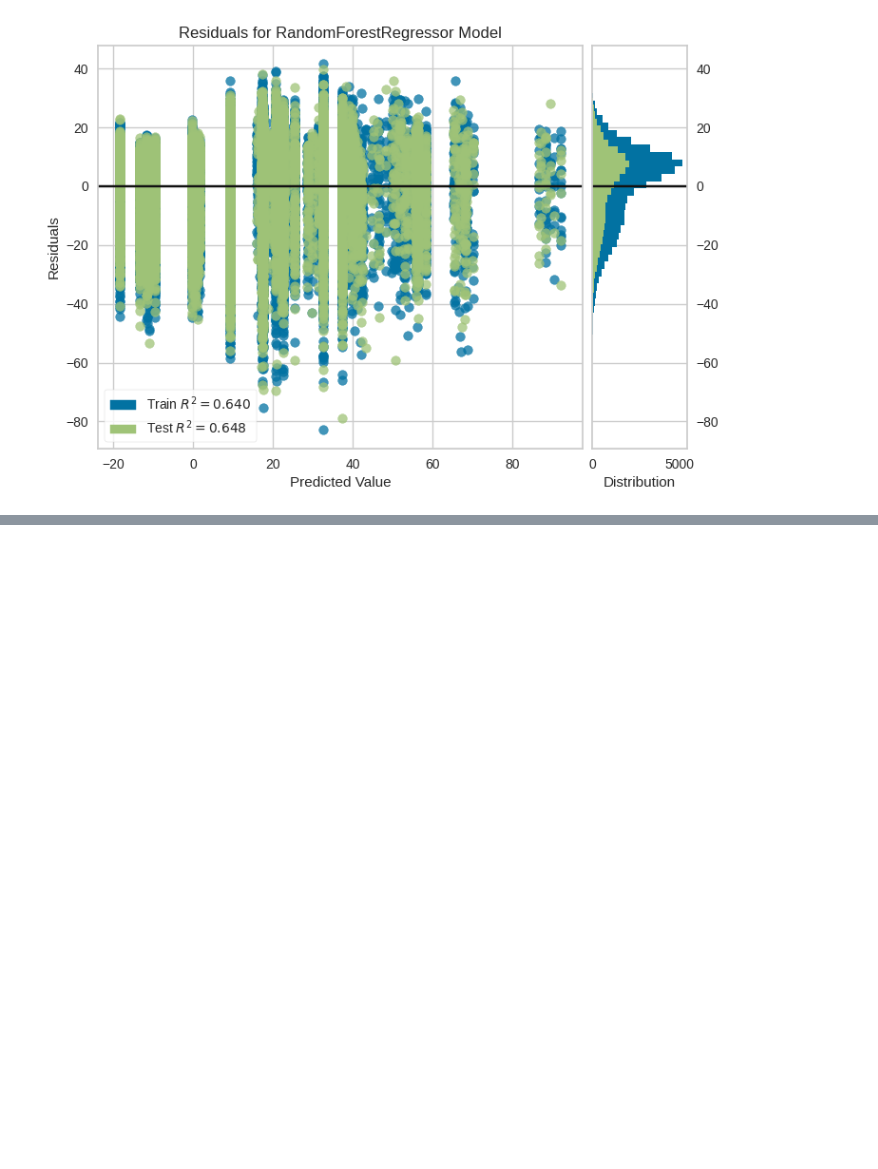
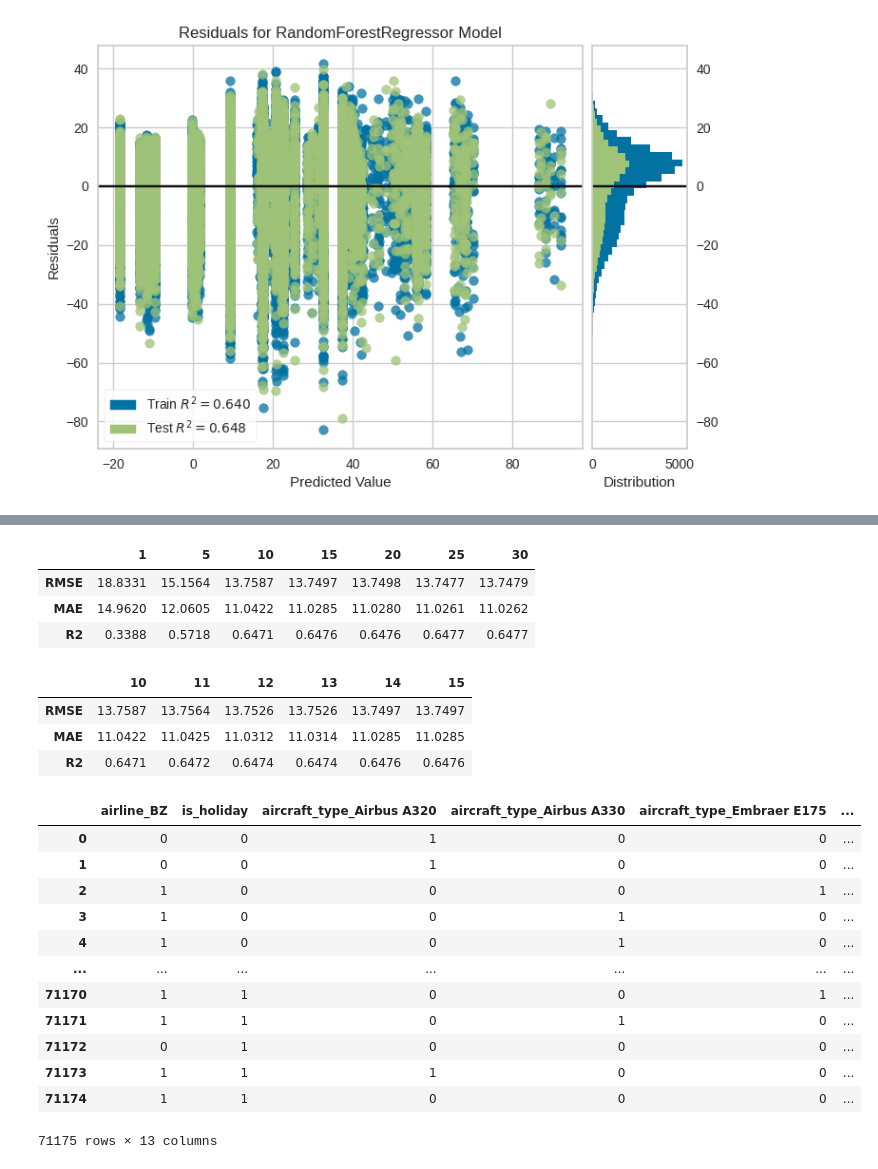
Before and after one commit to cmrondon2000/optimizacion_aeroportuaria, a Jupyter notebook: optimizacion_aeroportuaria.ipynb, the cells around one changed output, grey strips where cells are left out. Cells and saved outputs as stored; diff of their text form; code cells hidden in the pictures; blank space fills up the shorter version.

```diff
--- a/optimizacion_aeroportuaria.ipynb
+++ b/optimizacion_aeroportuaria.ipynb
@@ -394,0 +398,5 @@ display(cv_results_df)
+# %%
+importances = modelo.feature_importances_
+# %%
+feature_importances = pd.DataFrame({"Features":X.columns, "Importances":(importances*100).round(2)}).sort_values("Importances", ascending = False)
+feature_importances
@@ -394,0 +421,58 @@ display(cv_results_df)
+# %%
+resultados = pd.DataFrame(index =["RMSE","MAE","R2"])
+model_features = RandomForestRegressor(max_depth = 5, random_state=42)
+ct_features = [i if i != 0 else 1 for i in range(0,35,5)]
+
+for i in ct_features:
+  selected_features = feature_importances["Features"].values[:i]
+  X_train_sel = X_train[selected_features]
+  X_test_sel = X_test[selected_features]
+  model_features.fit(X_train_sel, y_train)
+  y_pred = model_features.predict(X_test_sel)
+  metricas = calcular_regresion(y_test,y_pred)
+  resultados[i] = list(metricas.values())
+
+resultados
+# %% [output]
+|  | 1 | 5 | 10 | 15 | 20 | 25 | 30 |
+| RMSE | 18.8331 | 15.1564 | 13.7587 | 13.7497 | 13.7498 | 13.7477 | 13.7479 |
+| MAE | 14.9620 | 12.0605 | 11.0422 | 11.0285 | 11.0280 | 11.0261 | 11.0262 |
+| R2 | 0.3388 | 0.5718 | 0.6471 | 0.6476 | 0.6476 | 0.6477 | 0.6477 |
+# %%
+resultados = pd.DataFrame(index =["RMSE","MAE","R2"])
+model_features = RandomForestRegressor(max_depth = 5, random_state=42)
+ct_features =  range(10,16)
+
+for i in ct_features:
+  selected_features = feature_importances["Features"].values[:i]
+  X_train_sel = X_train[selected_features]
+  X_test_sel = X_test[selected_features]
+  model_features.fit(X_train_sel, y_train)
+  y_pred = model_features.predict(X_test_sel)
+  metricas = calcular_regresion(y_test,y_pred)
+  resultados[i] = list(metricas.values())
+
+resultados
+# %% [output]
+|  | 10 | 11 | 12 | 13 | 14 | 15 |
+| RMSE | 13.7587 | 13.7564 | 13.7526 | 13.7526 | 13.7497 | 13.7497 |
+| MAE | 11.0422 | 11.0425 | 11.0312 | 11.0314 | 11.0285 | 11.0285 |
+| R2 | 0.6471 | 0.6472 | 0.6474 | 0.6474 | 0.6476 | 0.6476 |
+# %%
+selected_features = feature_importances["Features"].values[:13]
+X_selected_features= X[selected_features]
+X_selected_features
+# %% [output]
+|  | airline_BZ | is_holiday | aircraft_type_Airbus A320 | aircraft_type_Airbus A330 | aircraft_type_Embraer E175 | ... |
+| 0 | 0 | 0 | 1 | 0 | 0 | ... |
+| 1 | 0 | 0 | 1 | 0 | 0 | ... |
+| 2 | 1 | 0 | 0 | 0 | 1 | ... |
+| 3 | 1 | 0 | 0 | 1 | 0 | ... |
+| 4 | 1 | 0 | 0 | 1 | 0 | ... |
+| ... | ... | ... | ... | ... | ... | ... |
+| 71170 | 1 | 1 | 0 | 0 | 1 | ... |
+| 71171 | 1 | 1 | 0 | 1 | 0 | ... |
+| 71172 | 0 | 1 | 0 | 0 | 0 | ... |
+| 71173 | 1 | 1 | 1 | 0 | 0 | ... |
+| 71174 | 1 | 1 | 0 | 0 | 0 | ... |
+71175 rows × 13 columns
```
Also changed, not shown: parts of 7 cells of this notebook.
